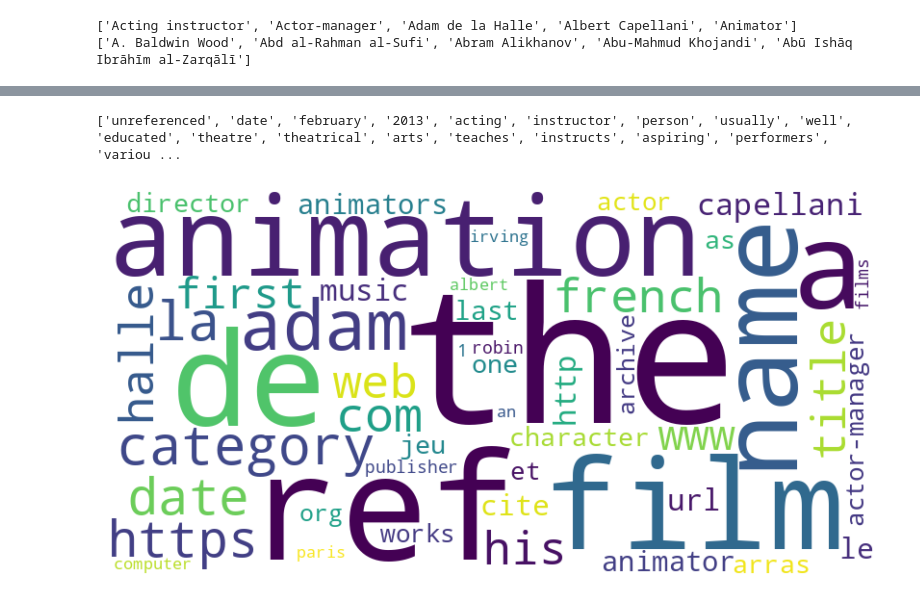
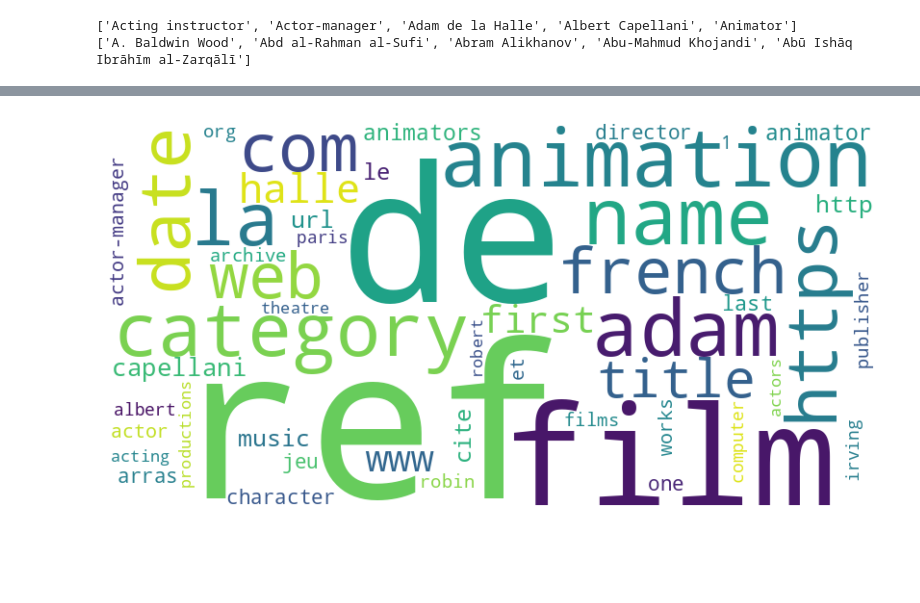
Before and after one commit to evanpkchapple/stanza_and_spacy_comparison, a Jupyter notebook: compare.ipynb, the cells around one changed output, grey strips where cells are left out. Saved outputs shown, nothing was run; the diff lists cells and outputs as text; code cells hidden in the pictures; blank space fills up the shorter version.

```diff
--- a/compare.ipynb
+++ b/compare.ipynb
@@ -173,7 +166,0 @@ def remove_stopwords(tokens, stop_words):
-# %%
-tokens1 = remove_stopwords(tokens1, stopwords.words('english'))
-tokens2 = remove_stopwords(tokens2, stopwords.words('english'))
-# %%
-print(tokens1)
-# %% [output]
-['unreferenced', 'date', 'february', '2013', 'acting', 'instructor', 'person', 'usually', 'well', 'educated', 'theatre', 'theatrical', 'arts', 'teaches', 'instructs', 'aspiring', 'performers', 'variou ...
@@ -180,3 +173,6 @@ print(tokens1)
+# %%
+tokens1_nostop = remove_stopwords(tokens1, stopwords.words('english'))
+tokens2_nostop = remove_stopwords(tokens2, stopwords.words('english'))
 # %%
 def make_wordcloud(tokens, n_words):
     data = collections.Counter(tokens).most_common(n_words)
@@ -189,6 +185,6 @@ def make_wordcloud(tokens, n_words):
     plt.axis('off')
     plt.show()
 # %%
-make_wordcloud(tokens1, 50)
+make_wordcloud(tokens1_nostop, 50)
 # %% [output]
-[figure, old version]
+[figure, new version]
```
Also changed, not shown: parts of 33 cells of this notebook.
